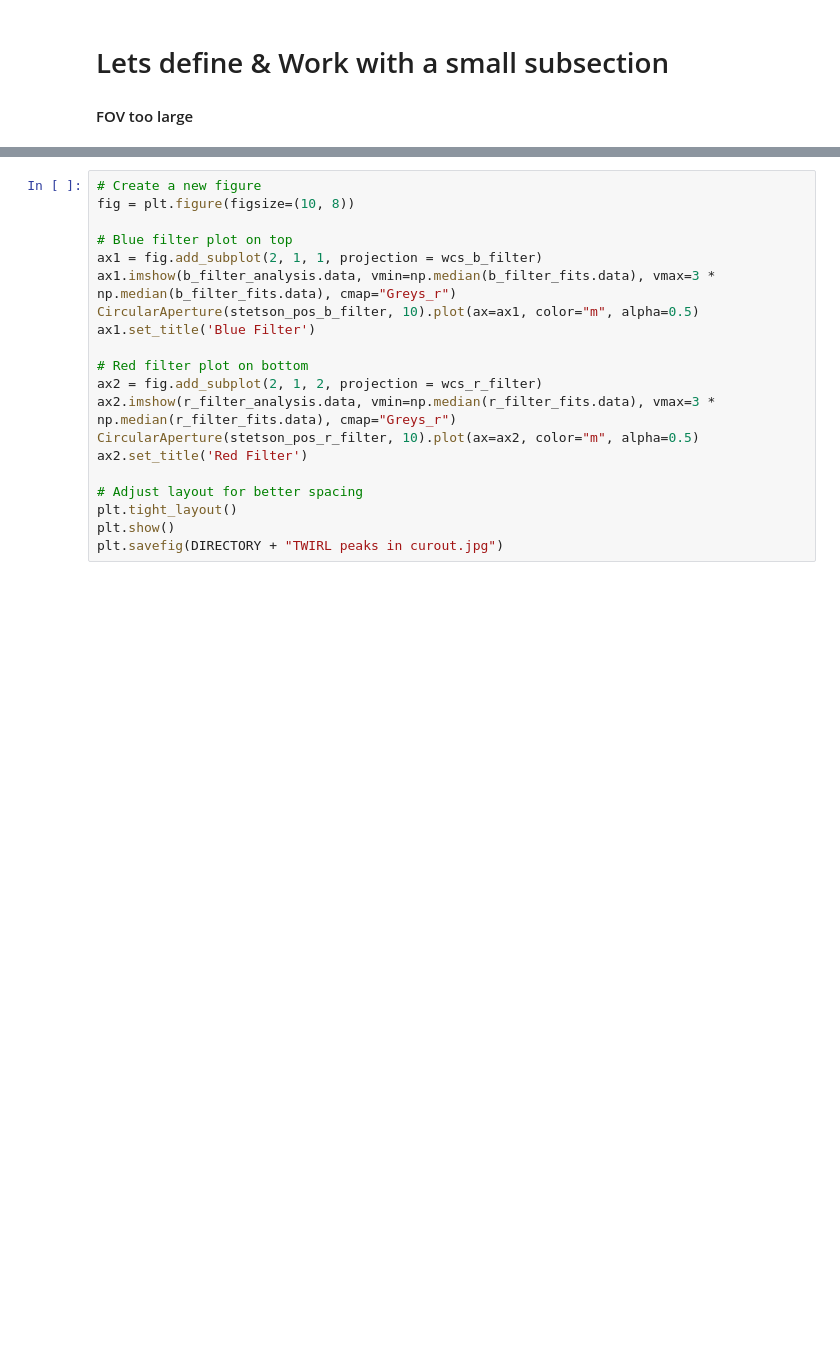
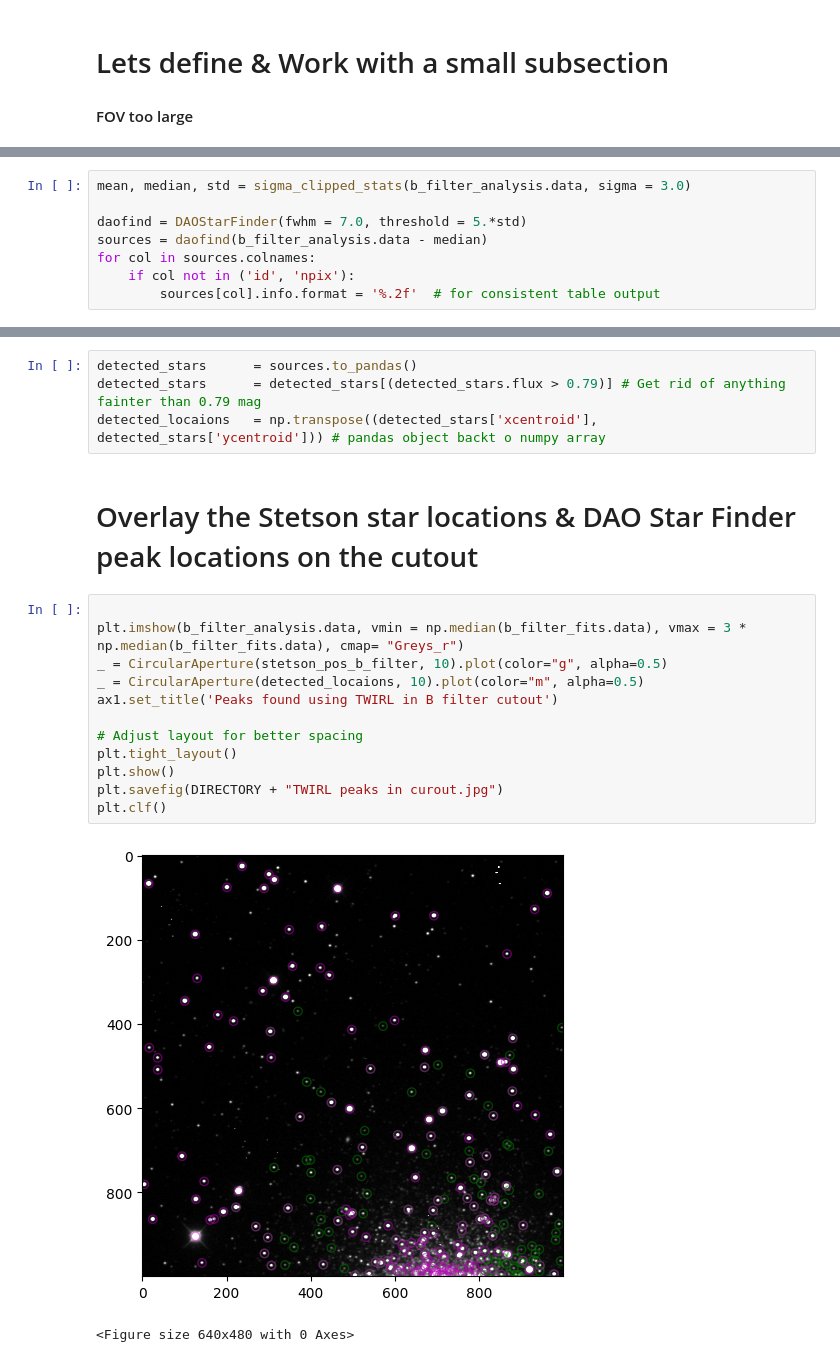
Before and after one commit to TheRealCass/Observing-M13, a Jupyter notebook: pipeline stage 2.ipynb, the cells around one changed output, grey strips where cells are left out. Drawn from its saved outputs; the diff is of its cells as text; blank space fills up the shorter version.

```diff
--- a/pipeline stage 2.ipynb
+++ b/pipeline stage 2.ipynb
@@ -220,0 +147,8 @@ stetson_pos_r_filter = np.array(wcs_cutout_r_filter.world_to_pixel_values(stetso
+# %%
+mean, median, std = sigma_clipped_stats(b_filter_analysis.data, sigma = 3.0)
+
+daofind = DAOStarFinder(fwhm = 7.0, threshold = 5.*std)
+sources = daofind(b_filter_analysis.data - median)
+for col in sources.colnames:
+    if col not in ('id', 'npix'):
+        sources[col].info.format = '%.2f'  # for consistent table output
@@ -221,20 +157,21 @@ stetson_pos_r_filter = np.array(wcs_cutout_r_filter.world_to_pixel_values(stetso
+# %%
+detected_stars      = sources.to_pandas()
+detected_stars      = detected_stars[(detected_stars.flux > 0.79)] # Get rid of anything fainter than 0.79 mag
+detected_locaions   = np.transpose((detected_stars['xcentroid'], detected_stars['ycentroid'])) # pandas object backt o numpy array
+# %% [markdown]
+#  Overlay the Stetson star locations & DAO Star Finder peak locations on the cutout
 # %%
-# Create a new figure
-fig = plt.figure(figsize=(10, 8))
 
-# Blue filter plot on top
-ax1 = fig.add_subplot(2, 1, 1, projection = wcs_b_filter)
-ax1.imshow(b_filter_analysis.data, vmin=np.median(b_filter_fits.data), vmax=3 * np.median(b_filter_fits.data), cmap="Greys_r")
-CircularAperture(stetson_pos_b_filter, 10).plot(ax=ax1, color="m", alpha=0.5)
-ax1.set_title('Blue Filter')
-
-# Red filter plot on bottom
-ax2 = fig.add_subplot(2, 1, 2, projection = wcs_r_filter)
-ax2.imshow(r_filter_analysis.data, vmin=np.median(r_filter_fits.data), vmax=3 * np.median(r_filter_fits.data), cmap="Greys_r")
-CircularAperture(stetson_pos_r_filter, 10).plot(ax=ax2, color="m", alpha=0.5)
-ax2.set_title('Red Filter')
+plt.imshow(b_filter_analysis.data, vmin = np.median(b_filter_fits.data), vmax = 3 * np.median(b_filter_fits.data), cmap= "Greys_r")
+_ = CircularAperture(stetson_pos_b_filter, 10).plot(color="g", alpha=0.5)
+_ = CircularAperture(detected_locaions, 10).plot(color="m", alpha=0.5)
+ax1.set_title('Peaks found using TWIRL in B filter cutout')
 
 # Adjust layout for better spacing
 plt.tight_layout()
 plt.show()
 plt.savefig(DIRECTORY + "TWIRL peaks in curout.jpg")
+plt.clf()
+# %% [output]
+[figure, added]
+<Figure size 640x480 with 0 Axes>
```
Also changed, not shown: parts of 29 cells of this notebook, 10 other files.
